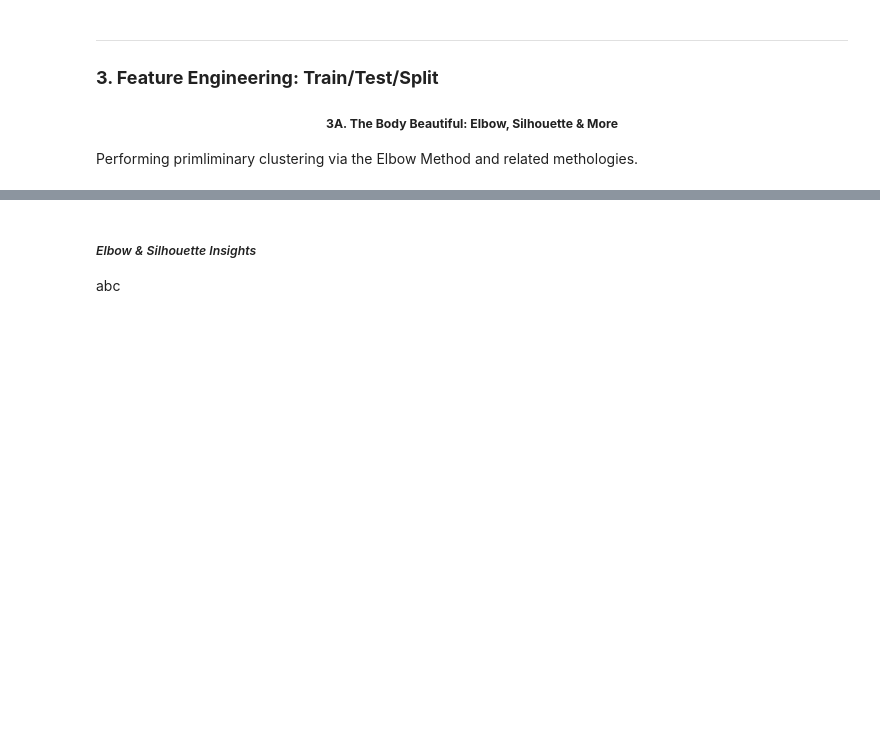
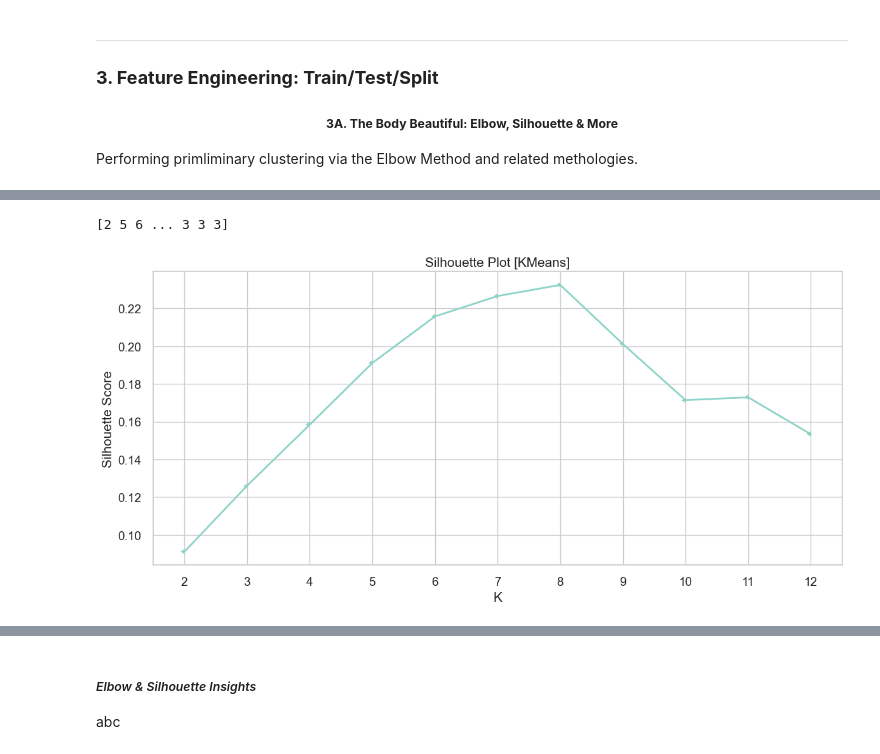
Before and after one commit to winni-datadiva/music-rec-algo, a Jupyter notebook: Code/03_Model.ipynb, the cells around one changed output, grey strips where cells are left out. Saved outputs shown, nothing was run; the diff lists cells and outputs as text; code cells hidden in the pictures; blank space fills up the shorter version.

```diff
--- a/Code/03_Model.ipynb
+++ b/Code/03_Model.ipynb
@@ -322,25 +363,31 @@ visualizer.show()
 # %%
 # Silhouette score will be stored in this list
 silhouette = []
 
 # Iterating for loop of cluster possibilities
 for k in range(2, 13):
     kmeans = KMeans(n_clusters=k, random_state=42, n_init=12)
 
     predictions = kmeans.fit_predict(X_train.values)
     silhouette.append(silhouette_score(X_train, predictions))
+    #print(f"  k={k:2d}  →  silhouette = {predictions,.0f}")
+cluster_labels = kmeans.labels_
+print(cluster_labels)
 
 plt.figure(figsize=(14, 6))
 
 plt.plot(range(2, 13), silhouette, linewidth=2, marker=8)
 plt.title("Silhouette Plot [KMeans]")
 plt.xlabel("K")
 plt.ylabel("Silhouette Score")
 plt.xticks(k_values)
 plt.show()
 
 # saving plot as image in docs folder
 # plt.savefig("C:\\Users\\winni\\music-rec-algo\\FOLDER")
+# %% [output]
+[2 5 6 ... 3 3 3]
+[figure, added]
 # %%
 # Crosschecking Elbow Visualizer recommendation with silhouette score
 k_values = range(2, 13)
```
Also changed, not shown: parts of 12 cells of this notebook, 2 other files.
